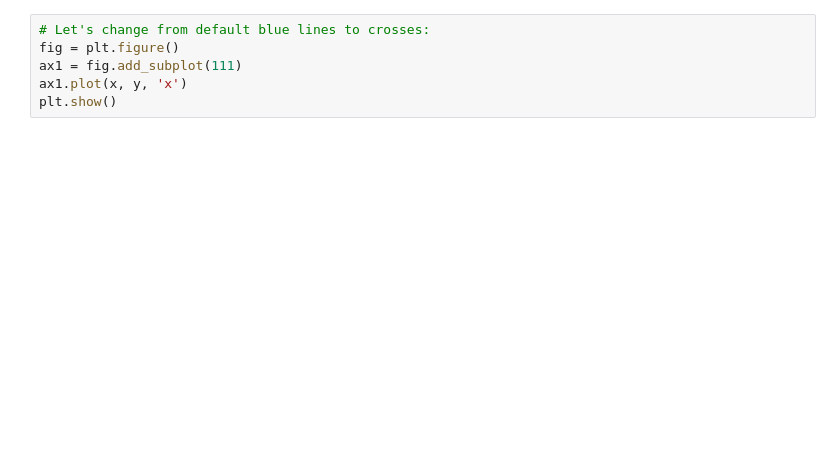
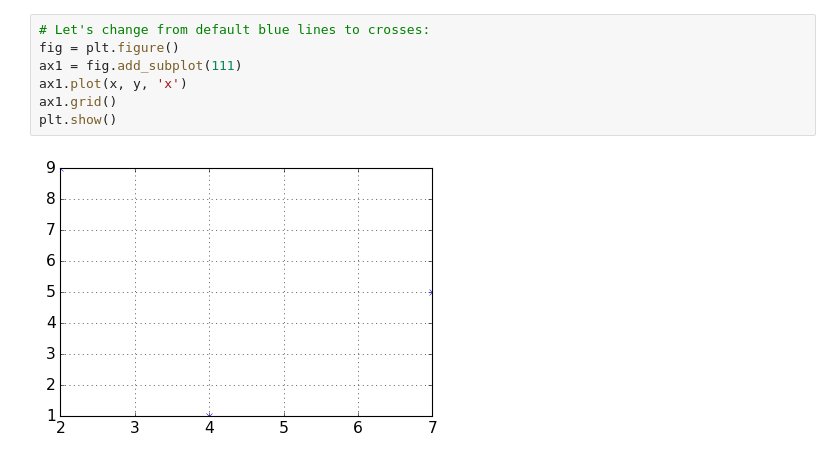
Before and after one commit to prickly-pythons/prickly-pythons, a Jupyter notebook: code_from_meetings/intro/3_Plotting.ipynb, the cells around one changed output. Cells and saved outputs as stored; diff of their text form; blank space fills up the shorter version.

```diff
--- a/code_from_meetings/intro/3_Plotting.ipynb
+++ b/code_from_meetings/intro/3_Plotting.ipynb
@@ -15,9 +19,12 @@ plt.show()
 # %%
 # Let's change from default blue lines to crosses:
 fig = plt.figure()
 ax1 = fig.add_subplot(111)
 ax1.plot(x, y, 'x')
+ax1.grid()
 plt.show()
+# %% [output]
+[figure, added]
 # %%
 # Change to logarithmic axes and put some limits on xy axes:
 fig = plt.figure()
```
Also changed, not shown: parts of 8 cells of this notebook.
